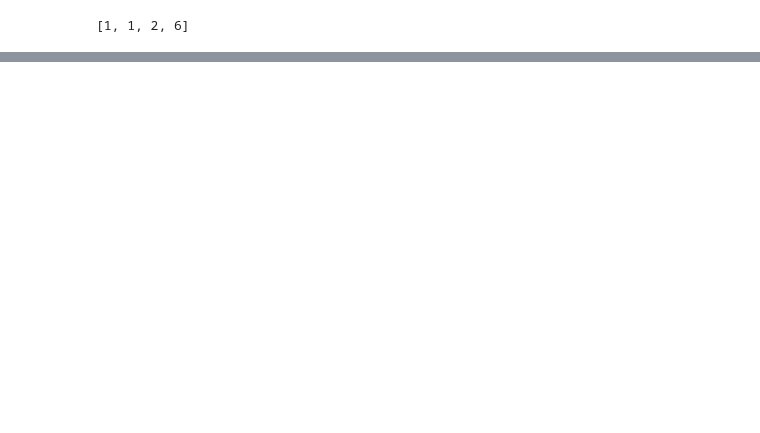
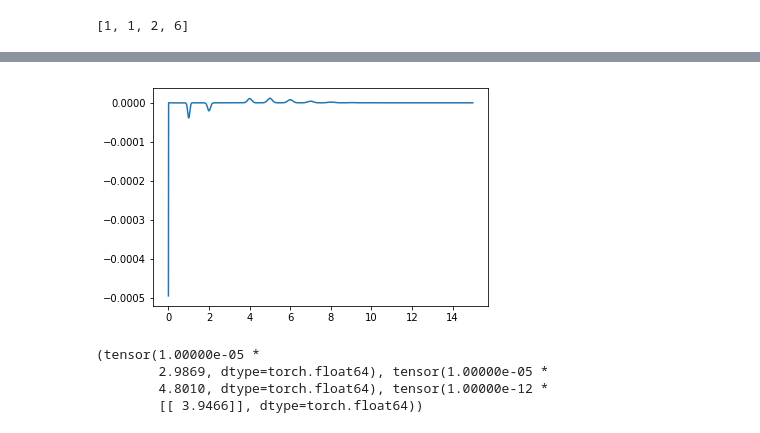
Before and after one commit to cranmer/poisson-convolution-sum, a Jupyter notebook: Poisson-weighted-convolutions.ipynb, the cells around one changed output, grey strips where cells are left out. Drawn from its saved outputs; the diff is of its cells as text; code cells hidden in the pictures; blank space fills up the shorter version.

```diff
--- a/Poisson-weighted-convolutions.ipynb
+++ b/Poisson-weighted-convolutions.ipynb
@@ -151,0 +193,15 @@ with torch.no_grad():
+# %%
+class pois_conv():
+    def __init__(self):
+        self.nu = torch.tensor(3.,requires_grad=True, dtype=torch.double)
+        self.base_dist = base_dist()
+    def forward(self, x):
+        y = self.base_dist.forward(x)
+        yfft = torch.fft(y,1,normalized=False)
+        y2fft = complex_exp_pois(yfft[0], nu=self.nu).view(-1,nbins,2)
+        y2 = torch.ifft(y2fft,1, normalized=False)
+        return y2
+    def parameters(self):
+        temp = list(self.base_dist.parameters())
+        temp.append(self.nu)
+        return temp
@@ -151,0 +248,10 @@ with torch.no_grad():
+# %%
+y2_ = pois_conv()
+print(y2_.nu.item())
+temp_y2_at_3 = y2_.forward(x)
+with torch.no_grad():
+    y2_.nu+=0.01
+    print(y2_.nu.item())
+temp_y2_at_3_plus_delta = y2_.forward(x)
+epsilon = temp_y2_at_3_plus_delta-temp_y2_at_3
+torch.max(epsilon), torch.max(temp_y2_at_3_plus_delta), torch.max(temp_y2_at_3)
@@ -151,0 +265,16 @@ with torch.no_grad():
+# %%
+with torch.no_grad():
+    plt.plot(x[0].detach().numpy(),epsilon[0,:,0].detach().numpy())
+# %% [output]
+[figure, added]
+# %%
+with torch.no_grad():
+    y2_.nu-=0.01 # put it back
+out = y2_.forward(x)
+out.backward(epsilon)
+y2_.nu.grad, y2_.base_dist.sigma.grad, y2_.base_dist.theta.grad
+# %% [output]
+(tensor(1.00000e-05 *
+        2.9869, dtype=torch.float64), tensor(1.00000e-05 *
+        4.8010, dtype=torch.float64), tensor(1.00000e-12 *
+        [[ 3.9466]], dtype=torch.float64))
```
Also changed, not shown: parts of 12 cells of this notebook.
